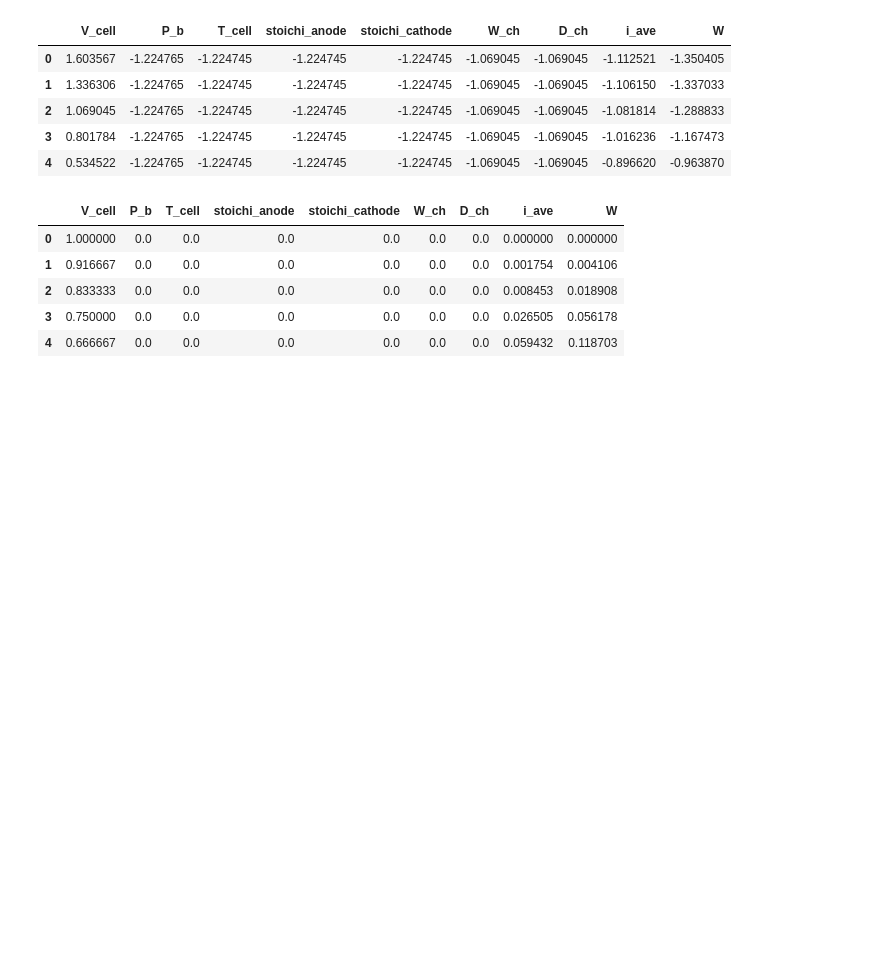
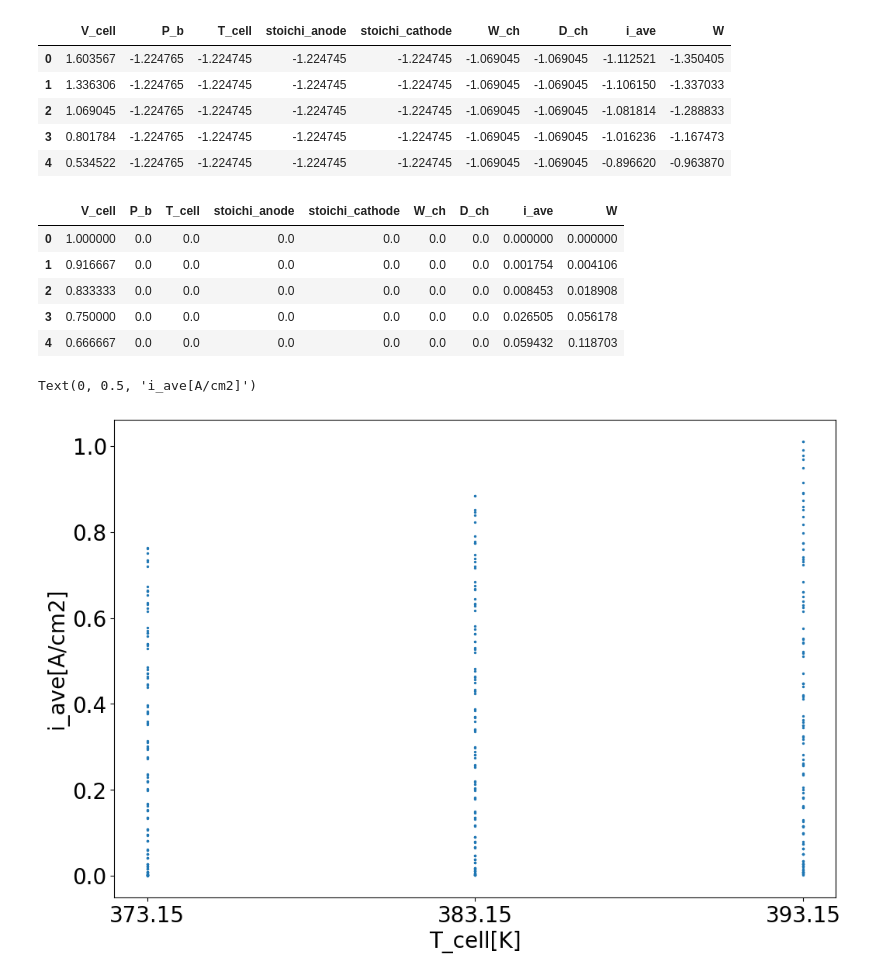
Before and after one commit to OkaHaruya/Oka-fcsl, a Jupyter notebook: ANOVA_24-4-7/OA.ipynb, the cells around one changed output. Saved outputs shown, nothing was run; the diff lists cells and outputs as text; code cells hidden in the pictures; blank space fills up the shorter version.

```diff
--- a/ANOVA_24-4-7/OA.ipynb
+++ b/ANOVA_24-4-7/OA.ipynb
@@ -268,3 +373,21 @@ df.head()
 | 2 | 0.833333 | 0.0 | 0.0 | 0.0 | 0.0 | 0.0 | 0.0 | 0.008453 | 0.018908 |
 | 3 | 0.750000 | 0.0 | 0.0 | 0.0 | 0.0 | 0.0 | 0.0 | 0.026505 | 0.056178 |
 | 4 | 0.666667 | 0.0 | 0.0 | 0.0 | 0.0 | 0.0 | 0.0 | 0.059432 | 0.118703 |
+# %%
+fig = plt.figure(figsize=(12, 8))
+ax = fig.add_subplot(111)
+
+sc = ax.scatter(df['T_cell'],df['i_ave']*0.0001,s=2,zorder=0)
+
+# 目盛りのサイズを大きくする
+ax.tick_params(axis='both', which='major', labelsize=20)
+
+# x軸の値を指定
+plt.xticks([373.15,383.15,393.15])
+
+# 軸ラベルを追加
+ax.set_xlabel('T_cell[K]', fontsize=20)
+ax.set_ylabel('i_ave[A/cm2]', fontsize=20)
+# %% [output]
+Text(0, 0.5, 'i_ave[A/cm2]')
+[figure, added]
```
Also changed, not shown: parts of 13 cells of this notebook, 10 other files.
